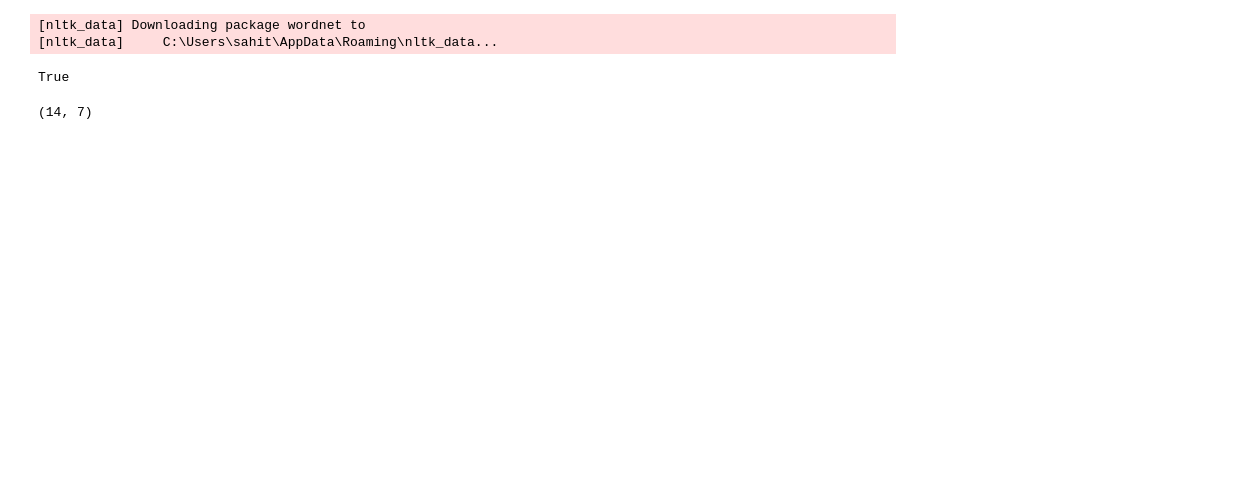
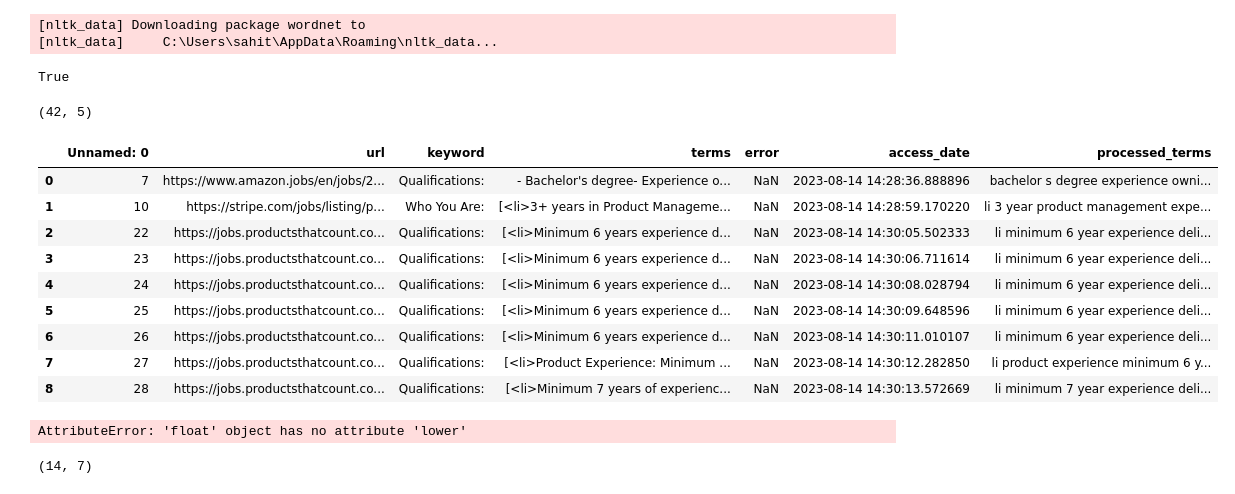
Before and after one commit to SahitiSarva/Job_Description-Analysis, a Jupyter notebook: notebooks/Text-Analysis.ipynb, the cells around one changed output. Drawn from its saved outputs; the diff is of its cells as text; code cells hidden in the pictures; blank space fills up the shorter version.

```diff
--- a/notebooks/Text-Analysis.ipynb
+++ b/notebooks/Text-Analysis.ipynb
@@ -78,6 +79,26 @@ scrape2 = pd.read_csv('../data/requirements_sheet_jd_productthatcount1.csv')
+# %%
+linkedin_scrape.shape
+# %% [output]
+(42, 5)
+# %%
+scrape2
+# %% [output]
+|  | Unnamed: 0 | url | keyword | terms | error | access_date | processed_terms |
+| 0 | 7 | https://www.amazon.jobs/en/jobs/2... | Qualifications: | - Bachelor's degree- Experience o... | NaN | 2023-08-14 14:28:36.888896 | bachelor s degree experience owni... |
+| 1 | 10 | https://stripe.com/jobs/listing/p... | Who You Are: | [<li>3+ years in Product Manageme... | NaN | 2023-08-14 14:28:59.170220 | li 3 year product management expe... |
+| 2 | 22 | https://jobs.productsthatcount.co... | Qualifications: | [<li>Minimum 6 years experience d... | NaN | 2023-08-14 14:30:05.502333 | li minimum 6 year experience deli... |
+| 3 | 23 | https://jobs.productsthatcount.co... | Qualifications: | [<li>Minimum 6 years experience d... | NaN | 2023-08-14 14:30:06.711614 | li minimum 6 year experience deli... |
+| 4 | 24 | https://jobs.productsthatcount.co... | Qualifications: | [<li>Minimum 6 years experience d... | NaN | 2023-08-14 14:30:08.028794 | li minimum 6 year experience deli... |
+| 5 | 25 | https://jobs.productsthatcount.co... | Qualifications: | [<li>Minimum 6 years experience d... | NaN | 2023-08-14 14:30:09.648596 | li minimum 6 year experience deli... |
+| 6 | 26 | https://jobs.productsthatcount.co... | Qualifications: | [<li>Minimum 6 years experience d... | NaN | 2023-08-14 14:30:11.010107 | li minimum 6 year experience deli... |
+| 7 | 27 | https://jobs.productsthatcount.co... | Qualifications: | [<li>Product Experience: Minimum ... | NaN | 2023-08-14 14:30:12.282850 | li product experience minimum 6 y... |
+| 8 | 28 | https://jobs.productsthatcount.co... | Qualifications: | [<li>Minimum 7 years of experienc... | NaN | 2023-08-14 14:30:13.572669 | li minimum 7 year experience deli... |
 # %%
-scrape2['processed_terms'] = scrape2['terms'].apply(preprocess_text)
-scrape1['processed_terms'] = scrape1['terms'].apply(preprocess_text)
+# scrape2['processed_terms'] = scrape2['terms'].apply(preprocess_text)
+# scrape1['processed_terms'] = scrape1['terms'].apply(preprocess_text)
+scrape3['processed_terms'] = scrape3['terms'].apply(preprocess_text)
+# %% [output]
+AttributeError: 'float' object has no attribute 'lower'
 # %%
 scrape1.shape
 # %% [output]
```
Also changed, not shown: parts of 5 cells of this notebook, 8 other files.
